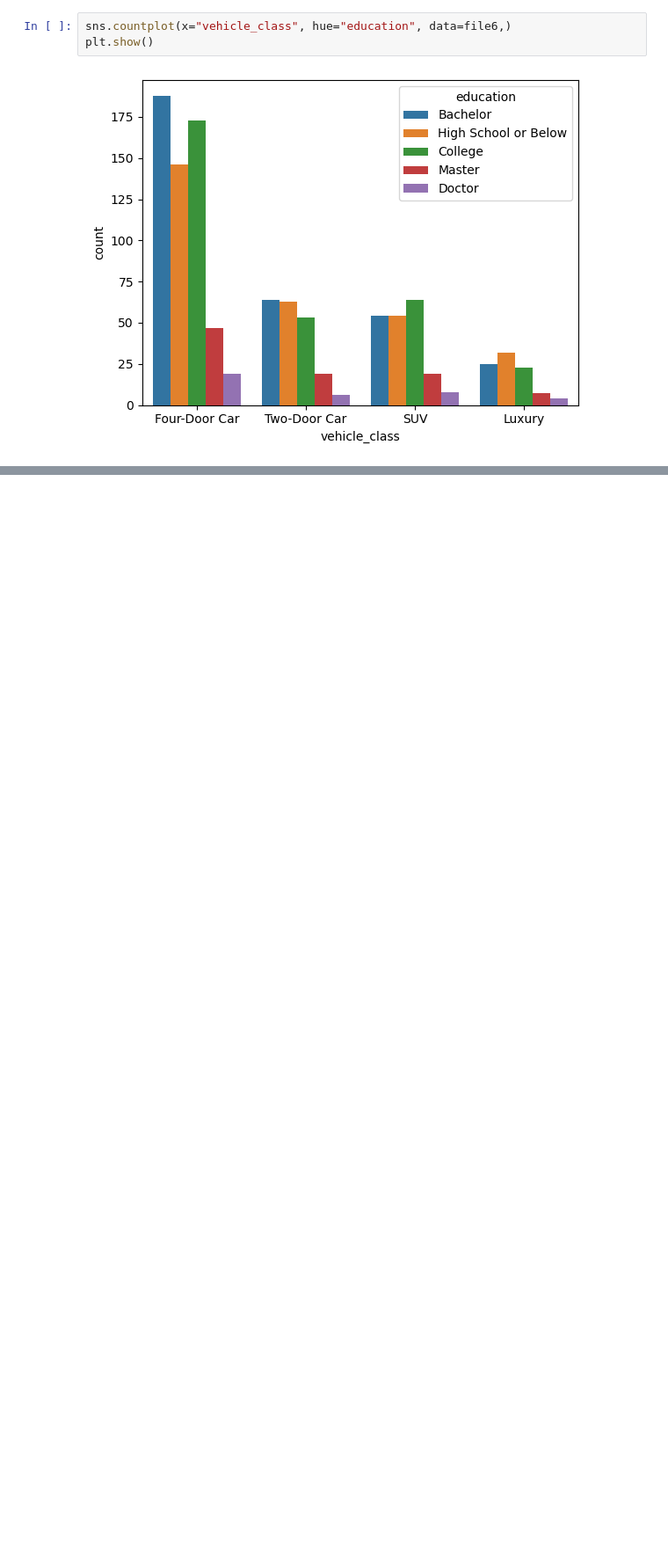
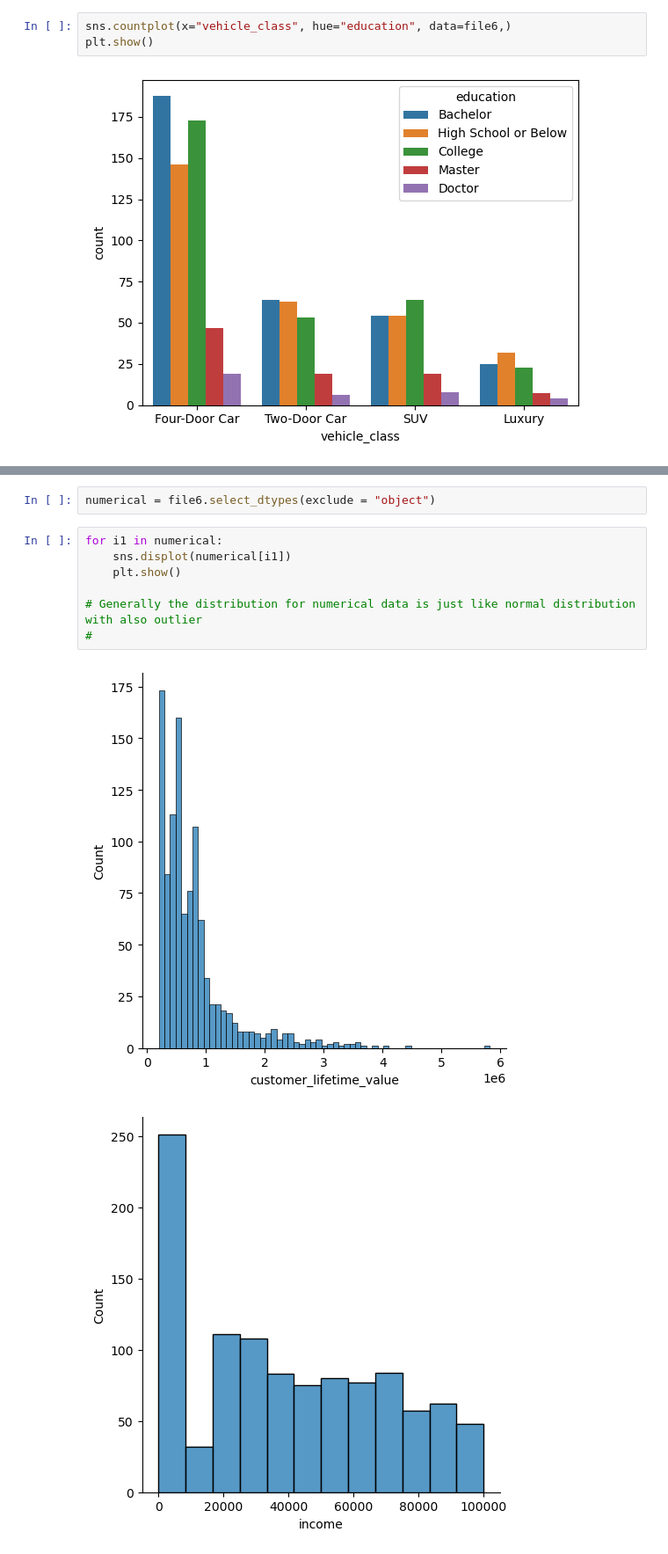
Before and after one commit to Dan2024IronHack/lab-dw-data-cleaning-and-formatting, a Jupyter notebook: lab-dw-data-cleaning-and-formatting.ipynb, the cells around one changed output, grey strips where cells are left out. Shown at 88% size. Cells and saved outputs as stored; diff of their text form; blank space fills up the shorter version.

```diff
--- a/lab-dw-data-cleaning-and-formatting.ipynb
+++ b/lab-dw-data-cleaning-and-formatting.ipynb
@@ -447,0 +501,12 @@ plt.show()
+# %%
+numerical = file6.select_dtypes(exclude = "object")
+# %%
+for i1 in numerical:
+    sns.displot(numerical[i1])
+    plt.show()
+
+# Generally the distribution for numerical data is just like normal distribution with also outlier
+#
+# %% [output]
+[figure, added]
+[figure, added]
```
Also changed, not shown: parts of 10 cells of this notebook.
